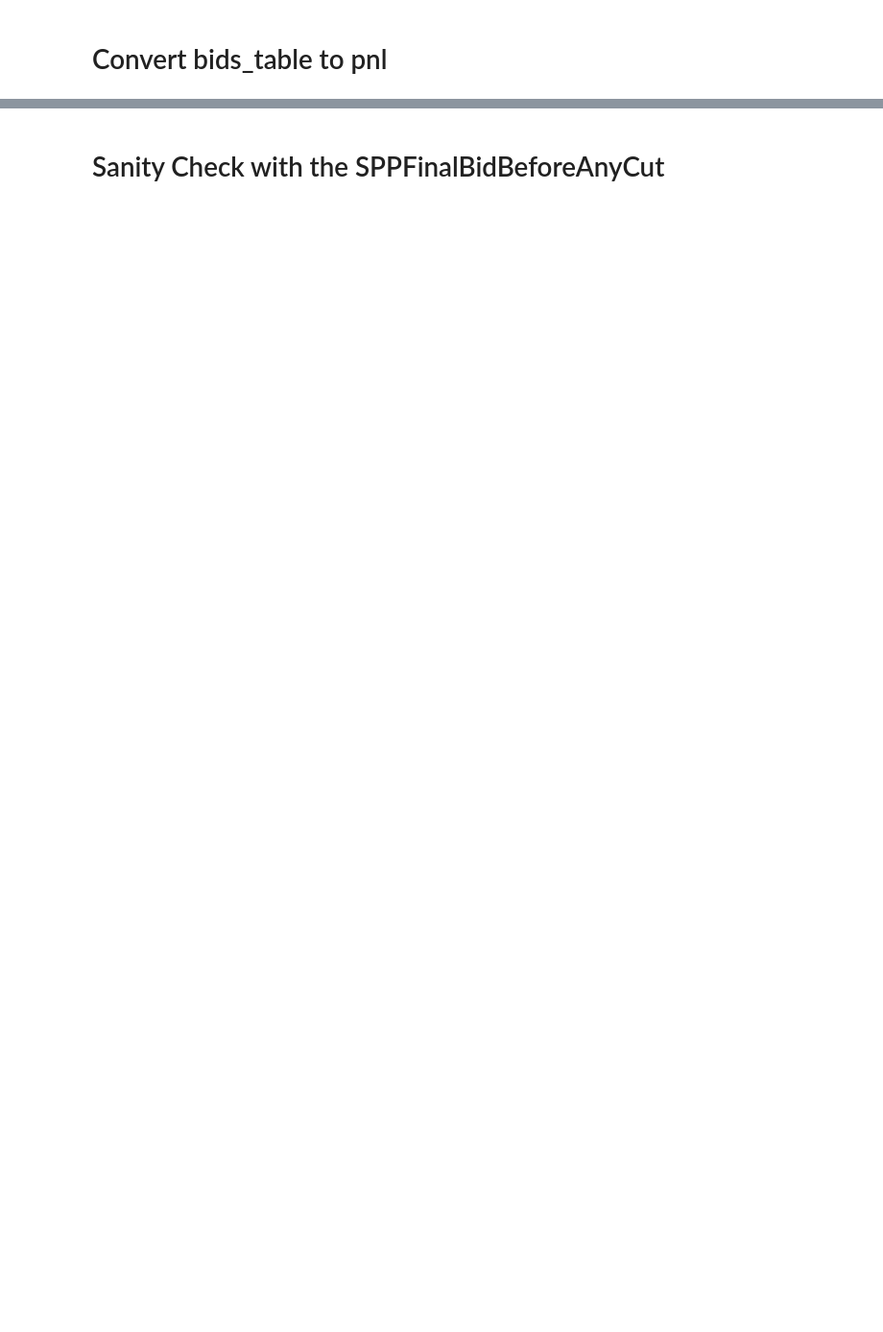
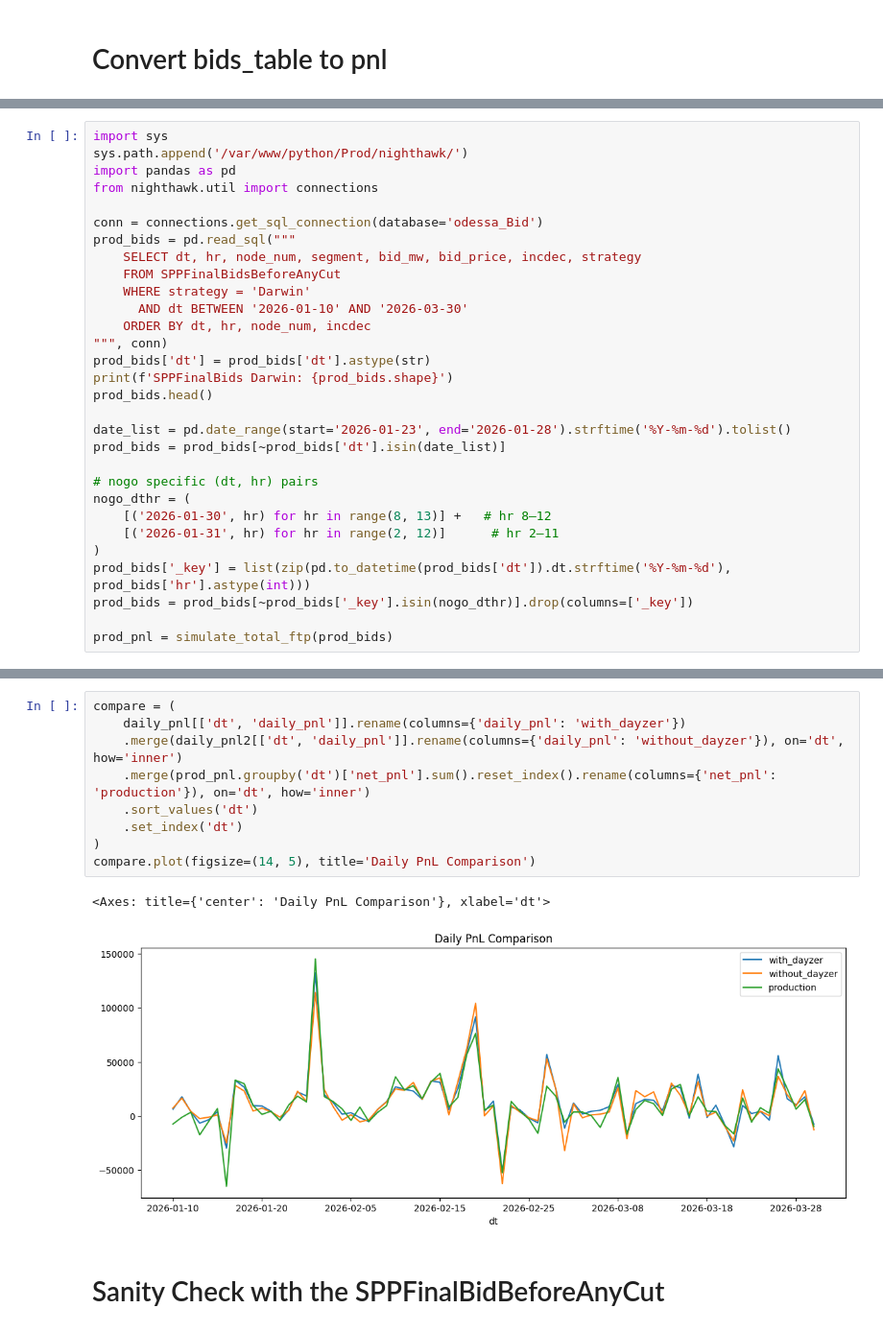
Before and after one commit to qingcheng-rgb/Qingcheng, a Jupyter notebook: QCTest/Port_construction_Darwin.ipynb, the cells around one changed output, grey strips where cells are left out. Shown at 96% size. Cells and saved outputs as stored; diff of their text form; blank space fills up the shorter version.

```diff
--- a/QCTest/Port_construction_Darwin.ipynb
+++ b/QCTest/Port_construction_Darwin.ipynb
@@ -767,0 +756,30 @@ Win Rate:           63.5%
+# %%
+import sys
+sys.path.append('/var/www/python/Prod/nighthawk/')
+import pandas as pd
+from nighthawk.util import connections
+
+conn = connections.get_sql_connection(database='odessa_Bid')
+prod_bids = pd.read_sql("""
+    SELECT dt, hr, node_num, segment, bid_mw, bid_price, incdec, strategy
+    FROM SPPFinalBidsBeforeAnyCut
+    WHERE strategy = 'Darwin'
+      AND dt BETWEEN '2026-01-10' AND '2026-03-30'
+    ORDER BY dt, hr, node_num, incdec
+""", conn)
+prod_bids['dt'] = prod_bids['dt'].astype(str)
+print(f'SPPFinalBids Darwin: {prod_bids.shape}')
+prod_bids.head()
+
+date_list = pd.date_range(start='2026-01-23', end='2026-01-28').strftime('%Y-%m-%d').tolist()
+prod_bids = prod_bids[~prod_bids['dt'].isin(date_list)]
+
+# nogo specific (dt, hr) pairs
+nogo_dthr = (
+    [('2026-01-30', hr) for hr in range(8, 13)] +   # hr 8–12
+    [('2026-01-31', hr) for hr in range(2, 12)]      # hr 2–11
+)
+prod_bids['_key'] = list(zip(pd.to_datetime(prod_bids['dt']).dt.strftime('%Y-%m-%d'), prod_bids['hr'].astype(int)))
+prod_bids = prod_bids[~prod_bids['_key'].isin(nogo_dthr)].drop(columns=['_key'])
+
+prod_pnl = simulate_total_ftp(prod_bids)
@@ -768,3 +793,15 @@ Win Rate:           63.5%
+# %%
+compare = (
+    daily_pnl[['dt', 'daily_pnl']].rename(columns={'daily_pnl': 'with_dayzer'})
+    .merge(daily_pnl2[['dt', 'daily_pnl']].rename(columns={'daily_pnl': 'without_dayzer'}), on='dt', how='inner')
+    .merge(prod_pnl.groupby('dt')['net_pnl'].sum().reset_index().rename(columns={'net_pnl': 'production'}), on='dt', how='inner')
+    .sort_values('dt')
+    .set_index('dt')
+)
+compare.plot(figsize=(14, 5), title='Daily PnL Comparison')
+# %% [output]
+<Axes: title={'center': 'Daily PnL Comparison'}, xlabel='dt'>
+[figure, added]
 # %% [markdown]
 # Sanity Check with the SPPFinalBidBeforeAnyCut
 # %%
```
Also changed, not shown: parts of 16 cells of this notebook, 7 other files.
